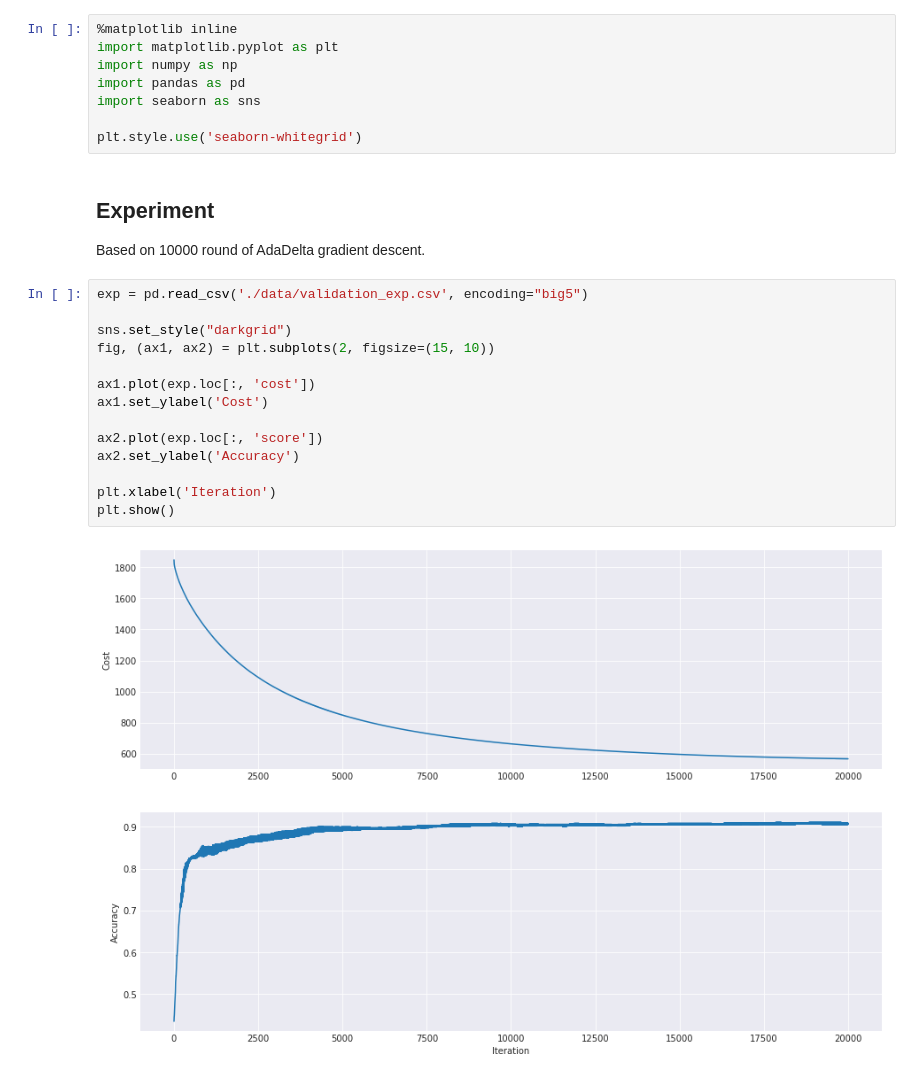
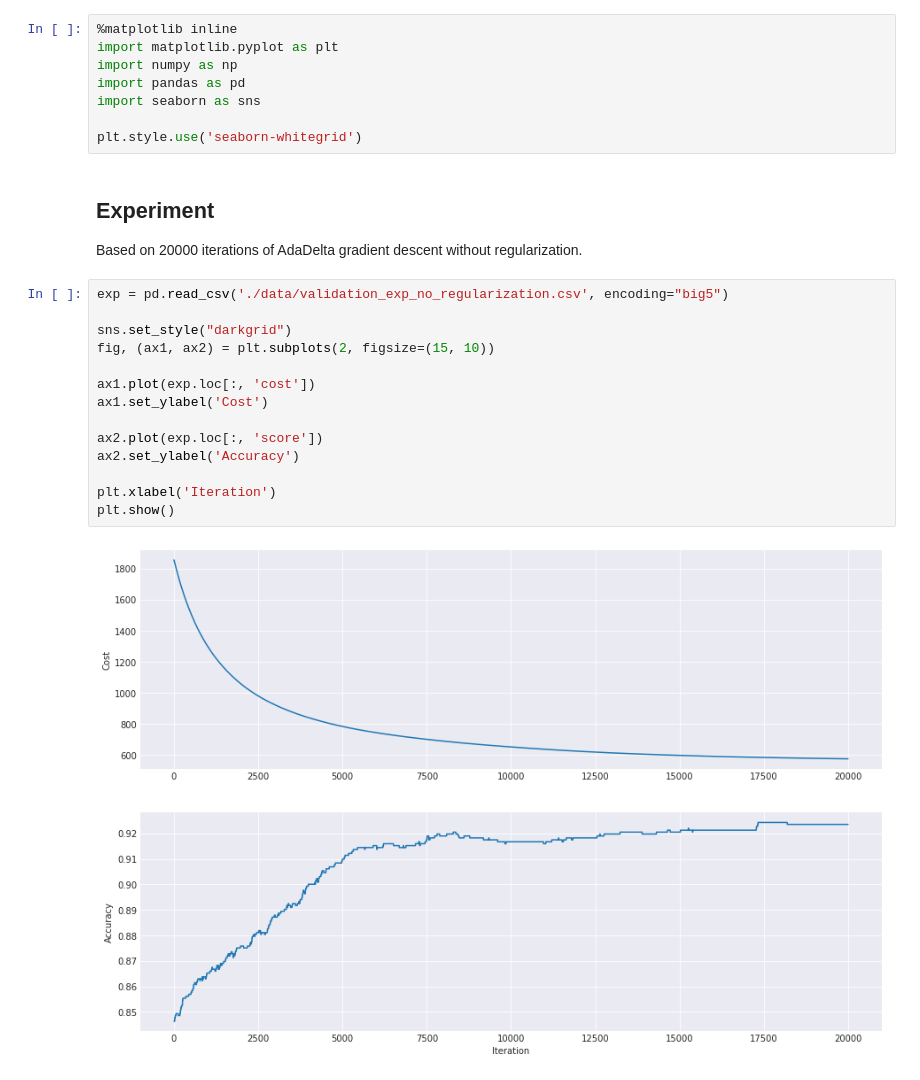
Before and after one commit to RichoHan/machine-learning, a Jupyter notebook: code/experiments.ipynb, the cells around one changed output. Saved outputs shown, nothing was run; the diff lists cells and outputs as text.

```diff
--- a/code/experiments.ipynb
+++ b/code/experiments.ipynb
@@ -8,20 +8,20 @@ import seaborn as sns
 plt.style.use('seaborn-whitegrid')
 # %% [markdown]
 ## Experiment
-Based on 10000 round of AdaDelta gradient descent.
+Based on 20000 iterations of AdaDelta gradient descent without regularization.
 # %%
-exp = pd.read_csv('./data/validation_exp.csv', encoding="big5")
+exp = pd.read_csv('./data/validation_exp_no_regularization.csv', encoding="big5")
 
 sns.set_style("darkgrid")
 fig, (ax1, ax2) = plt.subplots(2, figsize=(15, 10))
 
 ax1.plot(exp.loc[:, 'cost'])
 ax1.set_ylabel('Cost')
 
 ax2.plot(exp.loc[:, 'score'])
 ax2.set_ylabel('Accuracy')
 
 plt.xlabel('Iteration')
 plt.show()
 # %% [output]
-[figure, old version]
+[figure, new version]
```
Also changed, not shown: parts of 4 cells of this notebook, 5 other files.
